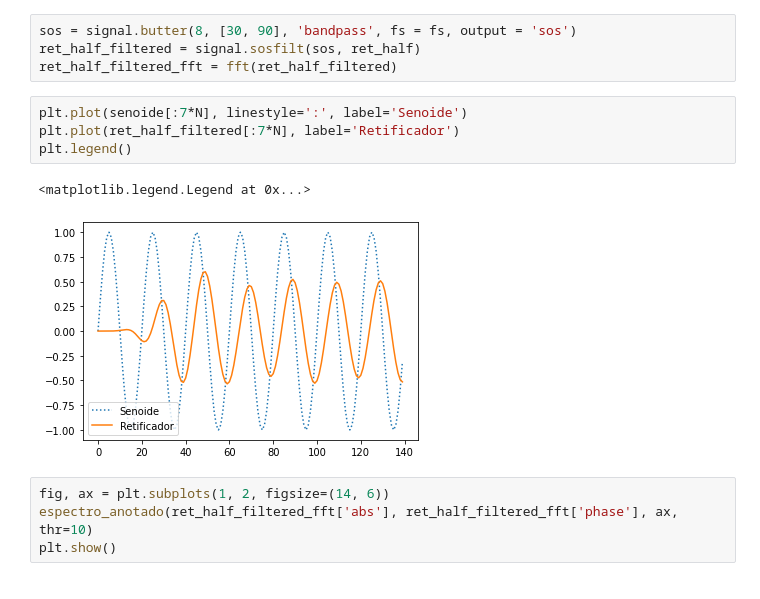
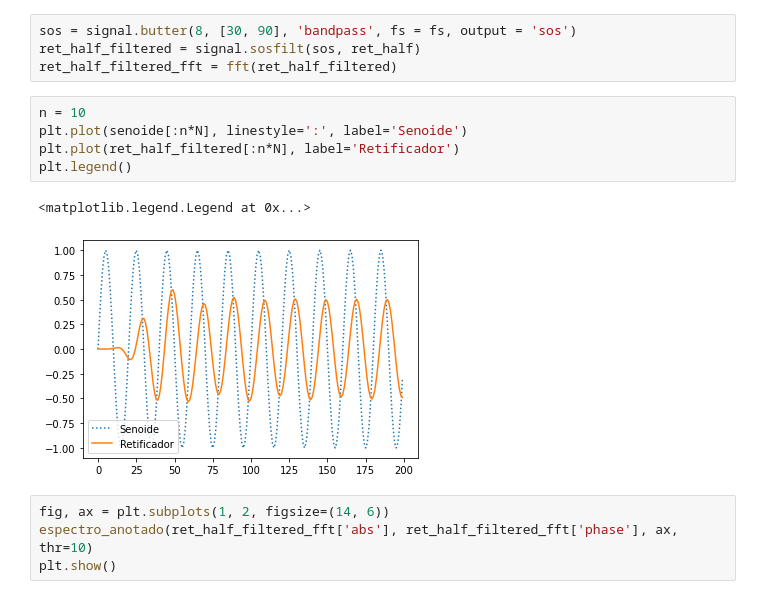
Before and after one commit to gnsoares/UNICAMP_EA619_SystemsAnalysis, a Jupyter notebook: exp3/Harmonicas_Exploracao.ipynb, the cells around one changed output. Drawn from its saved outputs; the diff is of its cells as text.

```diff
--- a/exp3/Harmonicas_Exploracao.ipynb
+++ b/exp3/Harmonicas_Exploracao.ipynb
@@ -131,12 +163,13 @@ sos = signal.butter(8, [30, 90], 'bandpass', fs = fs, output = 'sos')
 ret_half_filtered = signal.sosfilt(sos, ret_half)
 ret_half_filtered_fft = fft(ret_half_filtered)
 # %%
-plt.plot(senoide[:7*N], linestyle=':', label='Senoide')
-plt.plot(ret_half_filtered[:7*N], label='Retificador')
+n = 10
+plt.plot(senoide[:n*N], linestyle=':', label='Senoide')
+plt.plot(ret_half_filtered[:n*N], label='Retificador')
 plt.legend()
 # %% [output]
 <matplotlib.legend.Legend at 0x...>
-[figure, old version]
+[figure, new version]
 # %%
 fig, ax = plt.subplots(1, 2, figsize=(14, 6))
 espectro_anotado(ret_half_filtered_fft['abs'], ret_half_filtered_fft['phase'], ax, thr=10)
```
Also changed, not shown: parts of 3 cells of this notebook.
